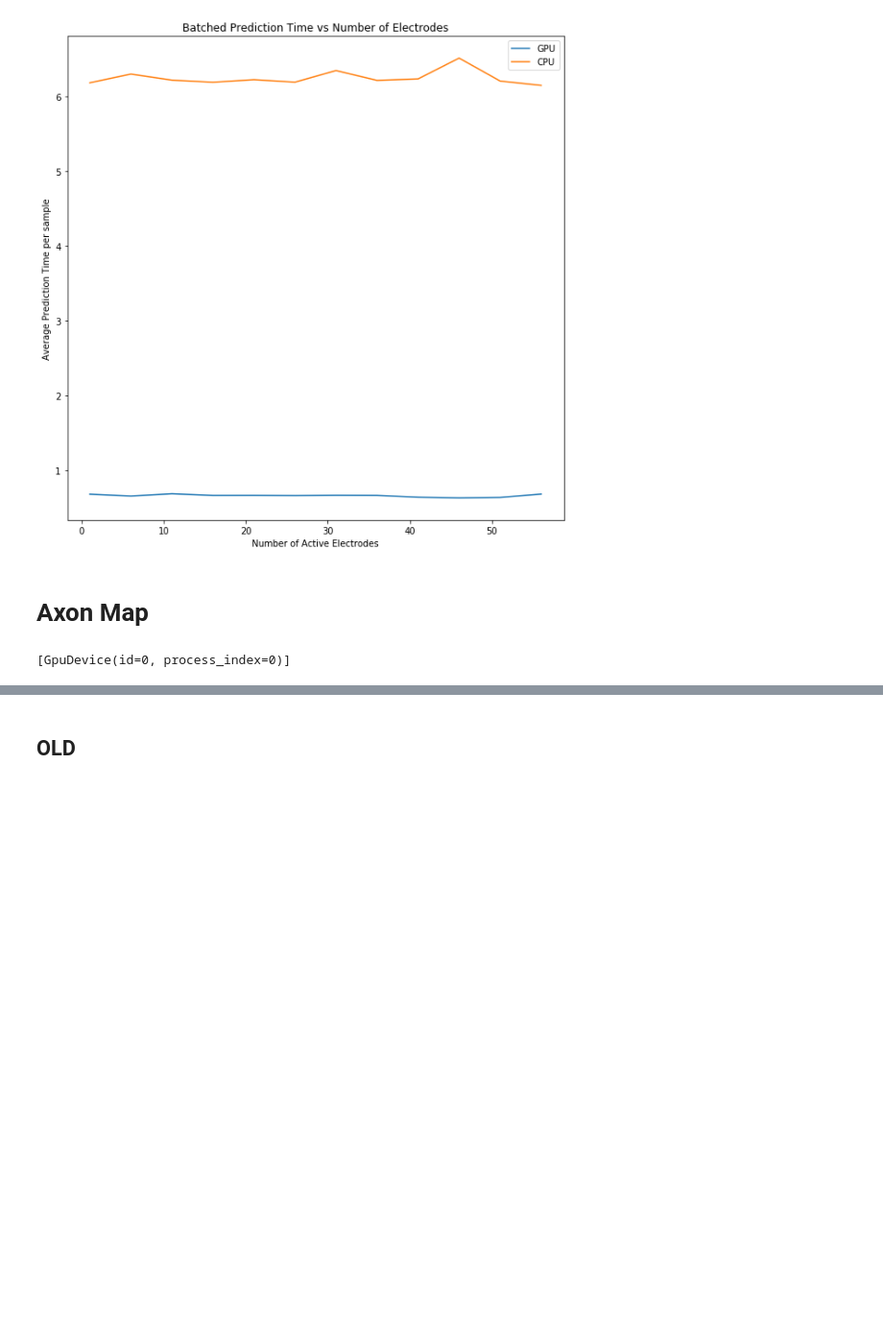
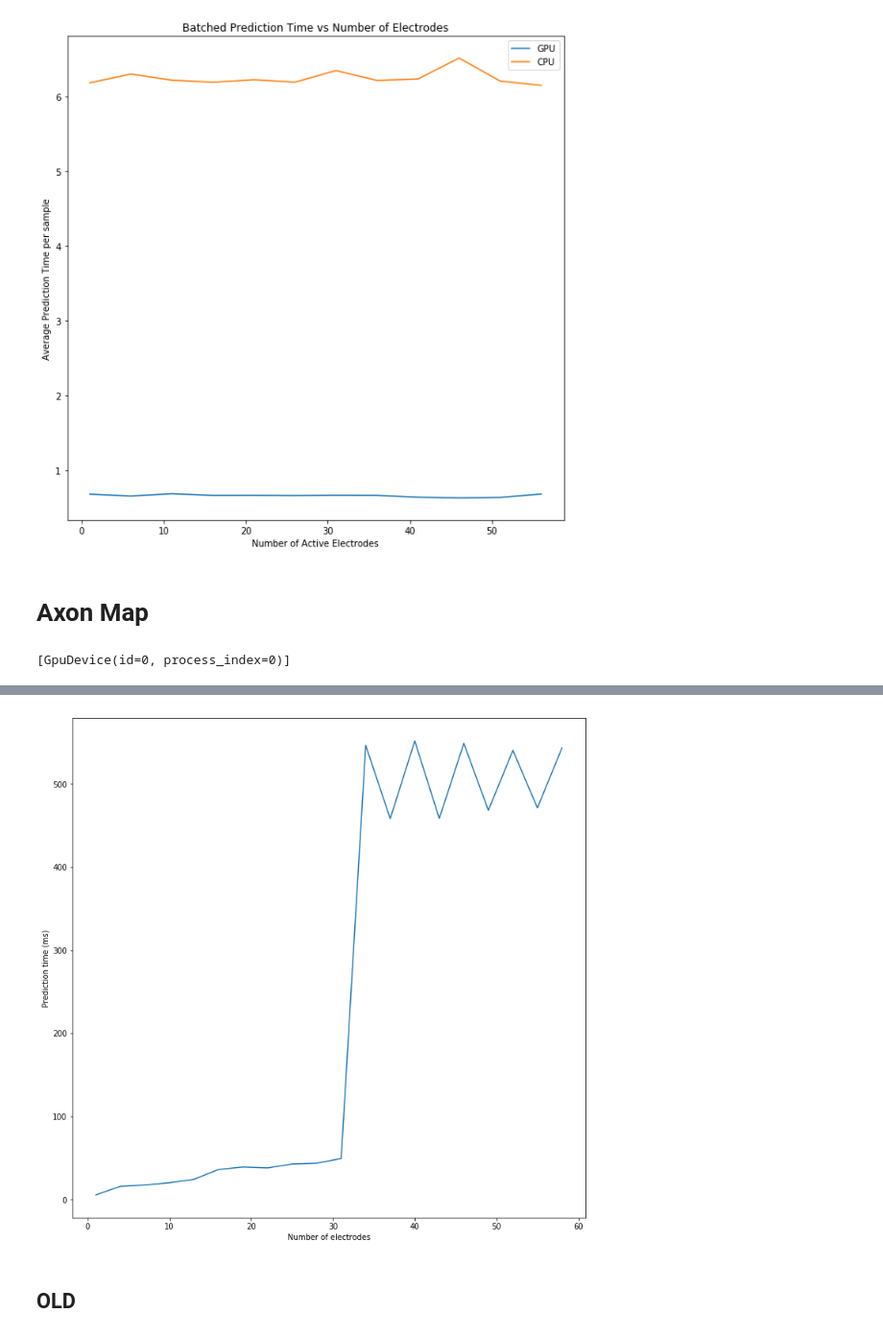
Before and after one commit to jgranley/pulse2percept, a Jupyter notebook: pulse2percept/models/jax.ipynb, the cells around one changed output, grey strips where cells are left out. Shown at 96% size. Cells and saved outputs as stored; diff of their text form; code cells hidden in the pictures; blank space fills up the shorter version.

```diff
--- a/pulse2percept/models/jax.ipynb
+++ b/pulse2percept/models/jax.ipynb
@@ -178,10 +178,6 @@ class BiphasicAxonMapGPU(Model):
         if not isinstance(implant, ProsthesisSystem):
             raise TypeError(("'implant' must be a ProsthesisSystem object, "
                              "not %s.") % type(implant))
-        if implant.stim is None:
-            # Nothing to see here:
-            return None
-
 
         # Calculate the Stimulus at requested time points:
 
@@ -605,0 +609,10 @@ p1.plot()
+# %%
+from copy import deepcopy
+import time
+import random
+from pulse2percept.stimuli import BiphasicPulseTrain, Stimulus
+# Cant use same approach as above because jax isnt freeing gpu memory
+def get_stim(n_elec, implant):
+    elecs = random.sample(implant.electrodes.keys(), n_elec)
+    stim_dict = {elec:BiphasicPulseTrain(random.randrange(10, 50, 5), 1, 0.45) for elec in elecs}
+    return Stimulus(stim_dict)
@@ -606,3 +631,23 @@ p1.plot()
+# %%
+import matplotlib.pyplot as plt
+fig = plt.figure(figsize=(12, 12))
+model = AxonMapGPU(axon_length=0.5)
+model.build()
+times = []
+for n_elec in np.arange(1, 60, 3):
+    implant.stim = get_stim(n_elec, implant)
+    model.predict_percept(implant)
+    start = time.time()
+    p = model.predict_percept(implant)
+    end = time.time()
+    times.append((end - start) * 1000)
+
+plt.plot(np.arange(1, 60, 3), times)
+plt.xlabel("Number of electrodes")
+plt.ylabel("Prediction time (ms)")
+plt.show()
+# %% [output]
+[figure, added]
 # %% [markdown]
 ## OLD
 # %%
```
Also changed, not shown: parts of 8 cells of this notebook.
